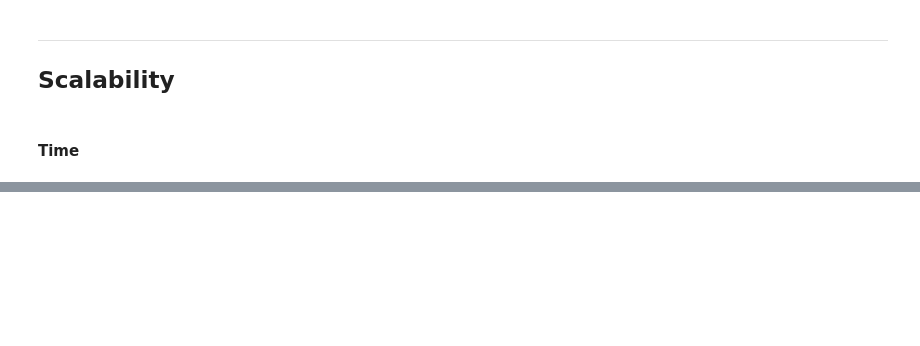
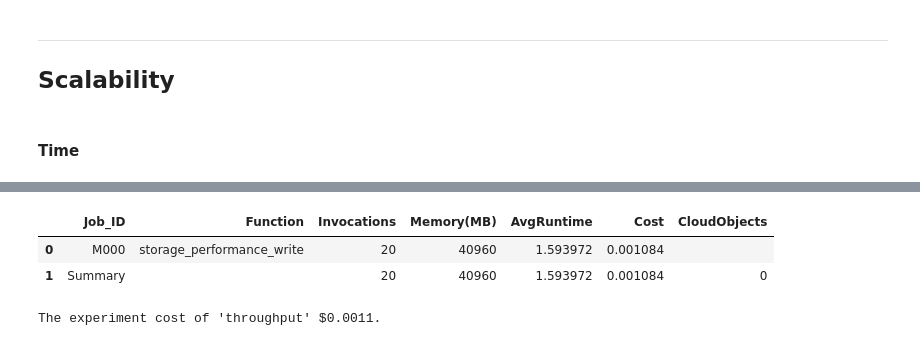
Before and after one commit to Sararl27/GeoSpatial_WildfireRisk, a Jupyter notebook: geospatial_use/WildfireRisk.ipynb, the cells around one changed output, grey strips where cells are left out. Saved outputs shown, nothing was run; the diff lists cells and outputs as text; code cells hidden in the pictures; blank space fills up the shorter version.

```diff
--- a/geospatial_use/WildfireRisk.ipynb
+++ b/geospatial_use/WildfireRisk.ipynb
@@ -492,0 +516,11 @@ print(f"The experiment cost ${cost_interpolation:.4f}.")
+# %%
+pd.read_csv(fexec.log_path)
+# %% [output]
+|  | Job_ID | Function | Invocations | Memory(MB) | AvgRuntime | Cost | CloudObjects |
+| 0 | M000 | storage_performance_write | 20 | 40960 | 1.593972 | 0.001084 |  |
+| 1 | Summary |  | 20 | 40960 | 1.593972 | 0.001084 | 0 |
+# %%
+cost_interpolation = get_process_cost(fexec)
+print(f"The experiment cost of 'throughput' ${cost_interpolation:.4f}.")
+# %% [output]
+The experiment cost of 'throughput' $0.0011.
```
Also changed, not shown: parts of 46 cells of this notebook, 6 other files.
